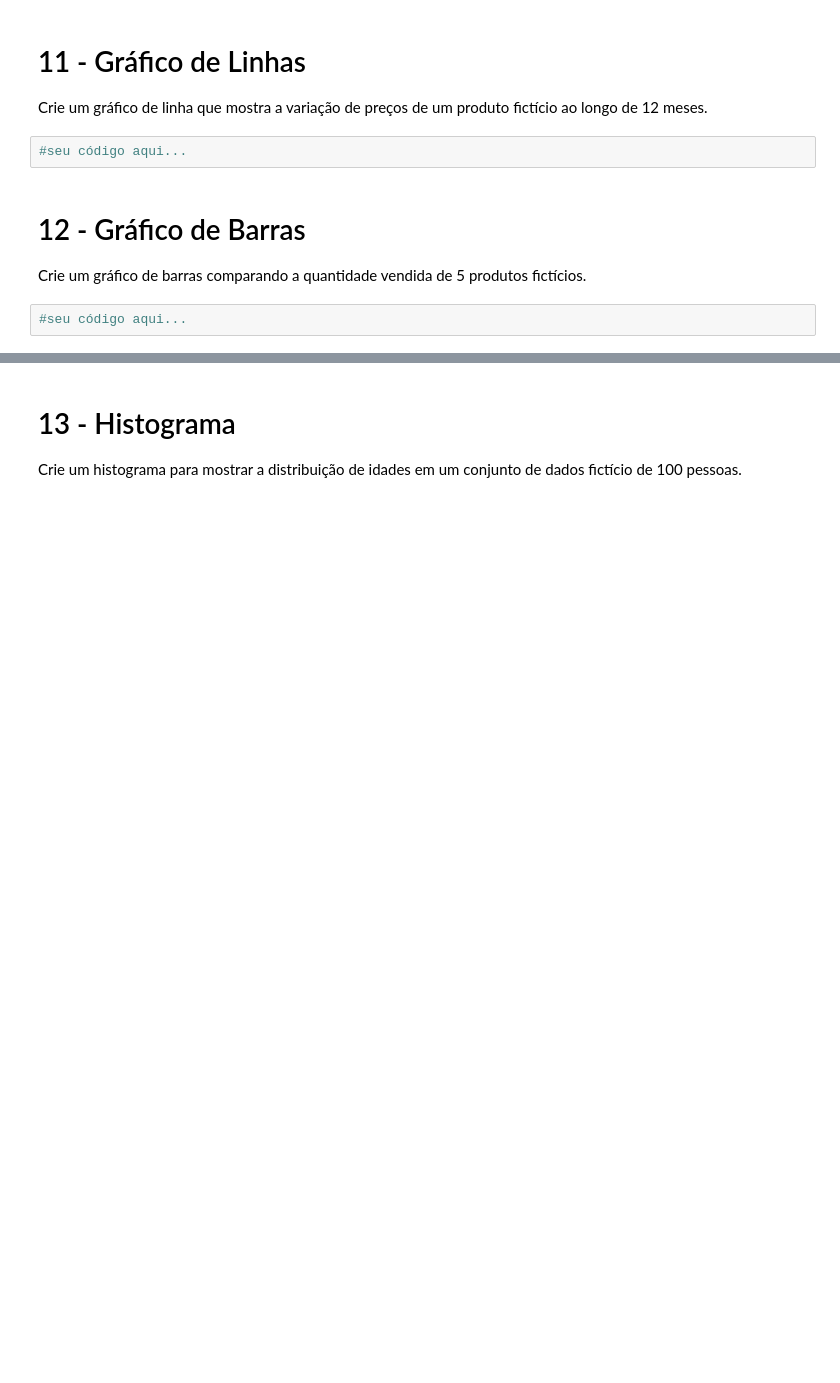
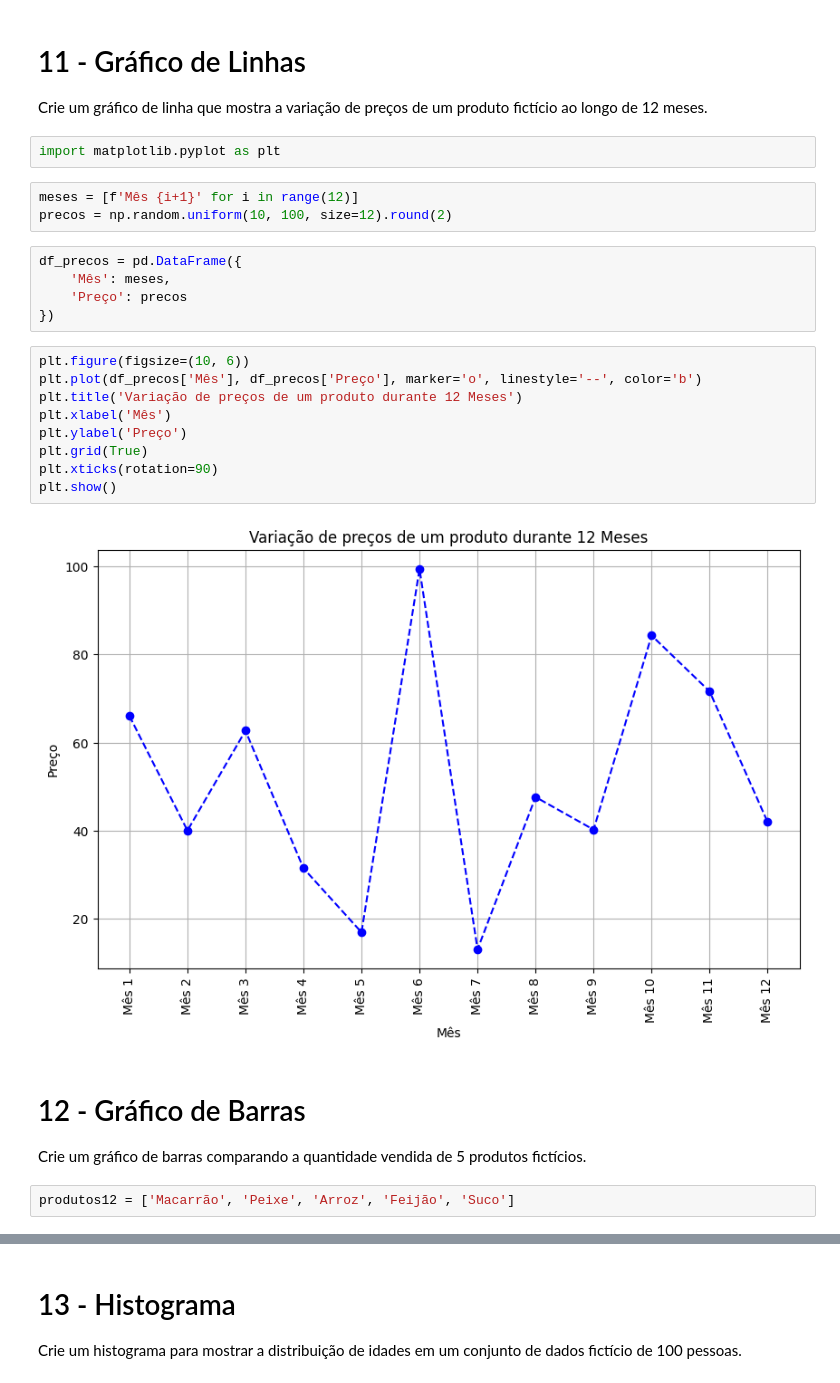
Before and after one commit to SaraSilvaa/Aula-Mineira-o-de-Dados, a Jupyter notebook: ALUNOS_Aula06_Exercicios.ipynb, the cells around one changed output, grey strips where cells are left out. Drawn from its saved outputs; the diff is of its cells as text; blank space fills up the shorter version.

```diff
--- a/ALUNOS_Aula06_Exercicios.ipynb
+++ b/ALUNOS_Aula06_Exercicios.ipynb
@@ -72,11 +219,30 @@ Agrupe o DataFrame pelo campo Produto e calcule a soma das quantidades vendidas
 # 11 - Gráfico de Linhas
 
 Crie um gráfico de linha que mostra a variação de preços de um produto fictício ao longo de 12 meses.
-# %%
-#seu código aqui...
+# %%
+import matplotlib.pyplot as plt
+# %%
+meses = [f'Mês {i+1}' for i in range(12)]
+precos = np.random.uniform(10, 100, size=12).round(2)
+# %%
+df_precos = pd.DataFrame({
+    'Mês': meses,
+    'Preço': precos
+})
+# %%
+plt.figure(figsize=(10, 6))
+plt.plot(df_precos['Mês'], df_precos['Preço'], marker='o', linestyle='--', color='b')
+plt.title('Variação de preços de um produto durante 12 Meses')
+plt.xlabel('Mês')
+plt.ylabel('Preço')
+plt.grid(True)
+plt.xticks(rotation=90)
+plt.show()
+# %% [output]
+[figure, added]
 # %% [markdown]
 # 12 - Gráfico de Barras
 
 Crie um gráfico de barras comparando a quantidade vendida de 5 produtos fictícios.
-# %%
-#seu código aqui...
+# %%
+produtos12 = ['Macarrão', 'Peixe', 'Arroz', 'Feijão', 'Suco']
```
Also changed, not shown: parts of 78 cells of this notebook.
